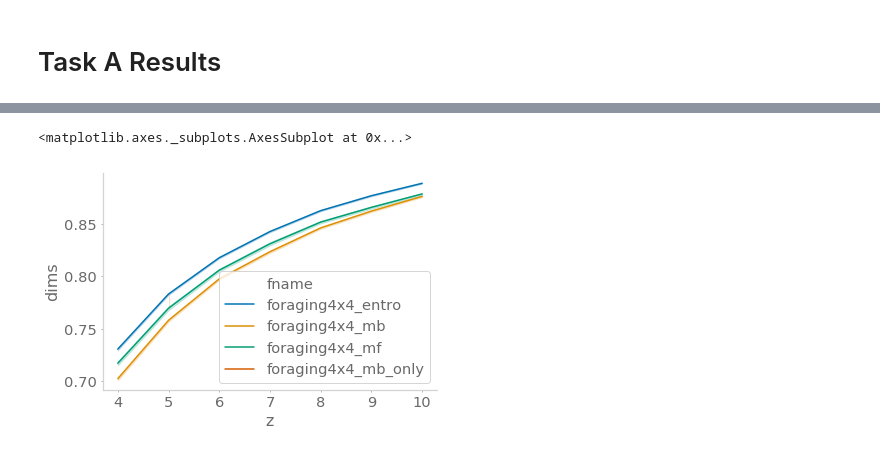
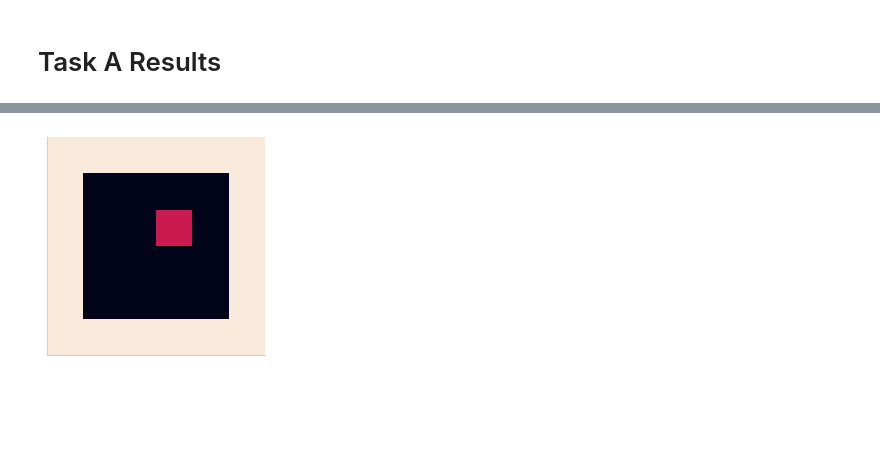
Before and after one commit to chingf/auxrl, a Jupyter notebook: notebooks/analyse_foraging_summary_statistics.ipynb, the cells around one changed output, grey strips where cells are left out. Cells and saved outputs as stored; diff of their text form; code cells hidden in the pictures; blank space fills up the shorter version.

```diff
--- a/notebooks/analyse_foraging_summary_statistics.ipynb
+++ b/notebooks/analyse_foraging_summary_statistics.ipynb
@@ -226,9 +262,9 @@ for epoch in epochs:
-# %%
-fig, ax = plt.subplots()
-sns.lineplot(
-    x='z', y='dims', hue='fname', ax=ax,
-    data=taskA_df[taskA_df['epochs']==epochs[-1]]
-    )
-# %% [output]
-<matplotlib.axes._subplots.AxesSubplot at 0x...>
-[figure, removed]
+# %%
+x = np.zeros((6,6))
+x[0,:] = 1; x[:,0] = 1; x[-1,:] = 1; x[:,-1] = 1
+x[2,3] = 0.5
+plt.imshow(x)
+plt.xticks([]); plt.yticks([])
+plt.show()
+# %% [output]
+[figure, added]
```
Also changed, not shown: parts of 24 cells of this notebook.
